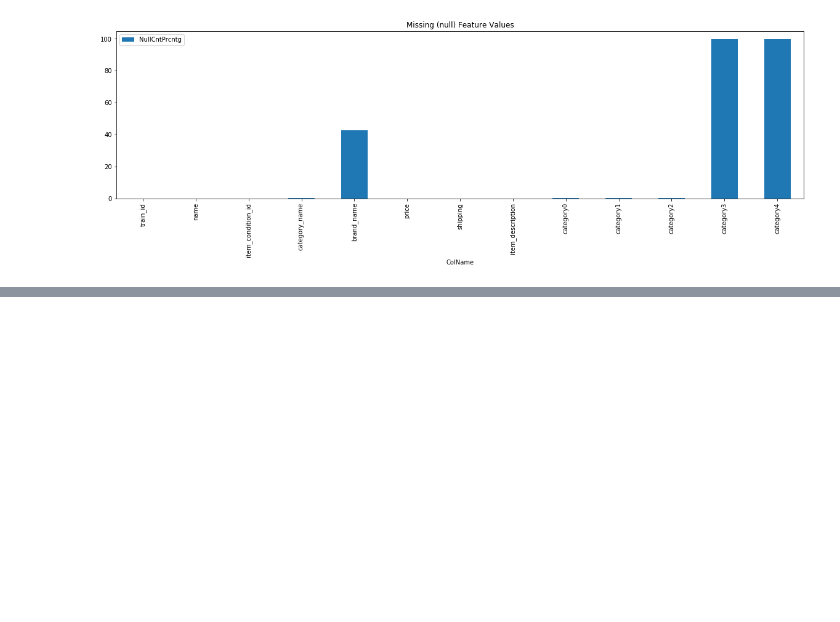
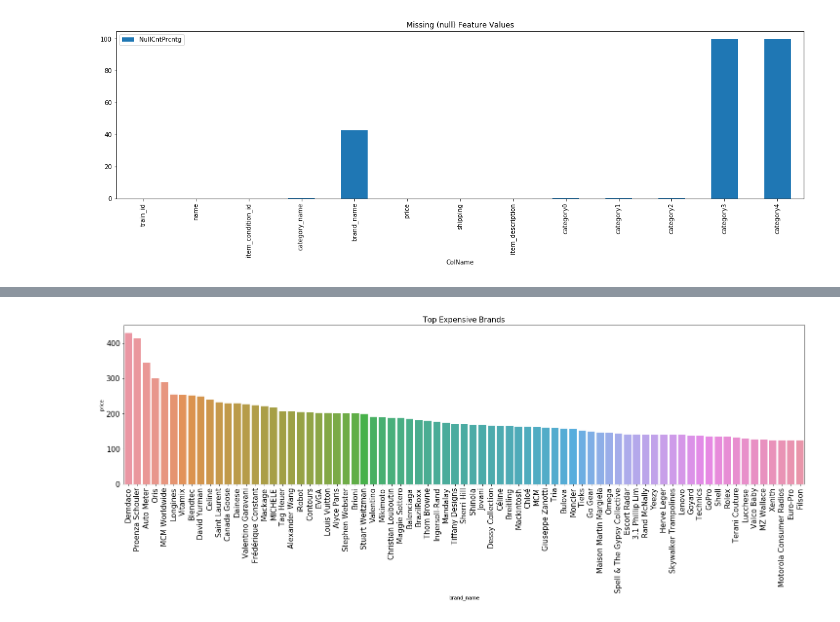
Before and after one commit to manoharpavuluri/ml-mercari-NLP, a Jupyter notebook: mercari.ipynb, the cells around one changed output, grey strips where cells are left out. Saved outputs shown, nothing was run; the diff lists cells and outputs as text; code cells hidden in the pictures; blank space fills up the shorter version.

```diff
--- a/mercari.ipynb
+++ b/mercari.ipynb
@@ -265,0 +244,15 @@ def text_normalization(text):
+# %%
+# lets visualize Top 75 Expensive Brands By Mean Price
+plt.figure(figsize=(25, 6))
+top_brands = train_fill.groupby('brand_name', axis=0).mean()
+df_expPrice = pd.DataFrame(top_brands.sort_values('price', ascending = False)['price'][0:75].reset_index())
+
+
+ax = sns.barplot(x="brand_name", y="price", data=df_expPrice)
+ax.set_xticklabels(ax.get_xticklabels(),rotation=90, fontsize=15)
+ax.set_title('Top Expensive Brands', fontsize=15)
+plt.xticks(fontsize=15)
+plt.yticks(fontsize=15)
+plt.show()
+# %% [output]
+[figure, added]
```
Also changed, not shown: parts of 65 cells of this notebook, 1 other file.
